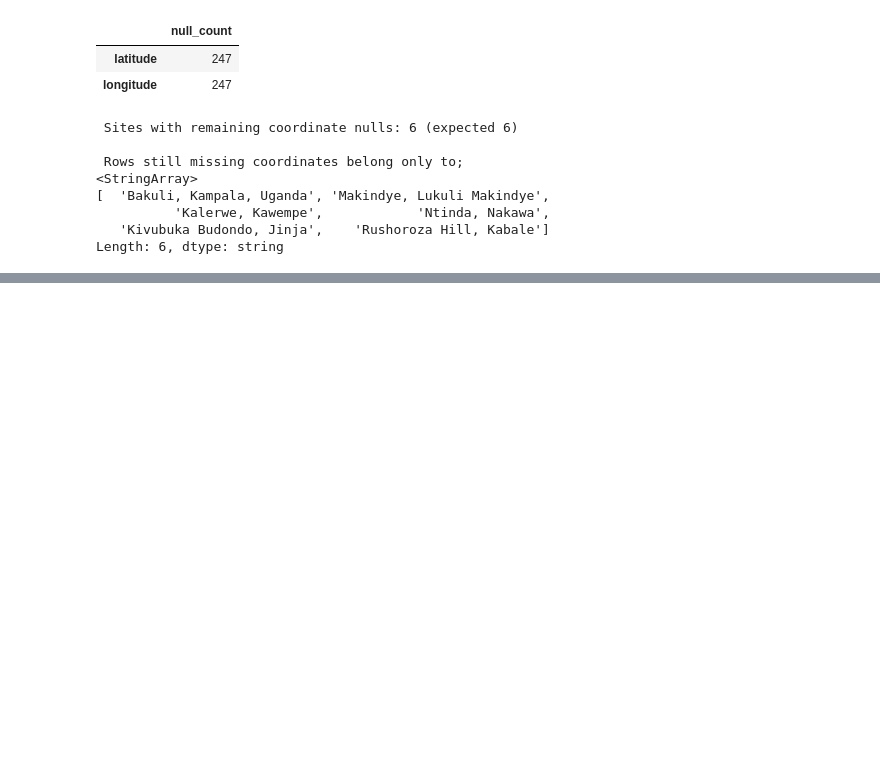
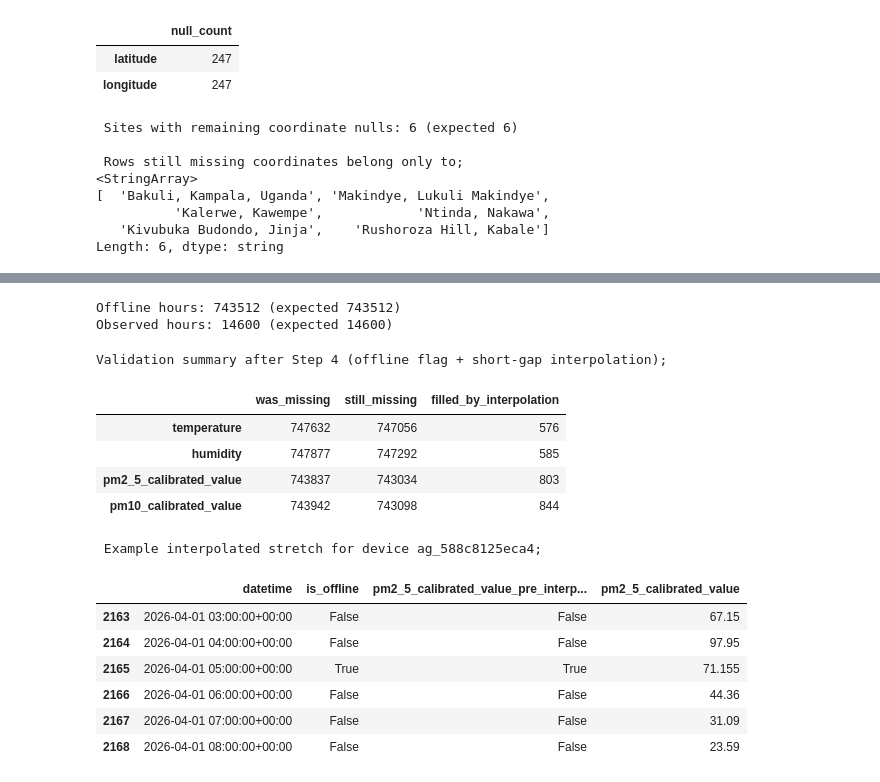
Before and after one commit to coleRodneyMigisha/airqo_cole_charis_assgnmnt, a Jupyter notebook: train.ipynb, the cells around one changed output, grey strips where cells are left out. Cells and saved outputs as stored; diff of their text form; code cells hidden in the pictures; blank space fills up the shorter version.

```diff
--- a/train.ipynb
+++ b/train.ipynb
@@ -581,0 +673,20 @@ dtype: int64
+# %%
+observed_keys = (
+    clean_data[['device_name', 'datetime']]
+    .drop_duplicates()
+    .assign(_observed=True)
+)
+
+resampled_data = resampled_data.merge(
+    observed_keys, on=['device_name', 'datetime'], how='left'
+)
+resampled_data['is_offline'] = resampled_data['_observed'].isna()
+resampled_data = resampled_data.drop(columns='_observed')
+
+print(f"Offline hours: {resampled_data['is_offline'].sum()} "
+      f"(expected {newly_created_offline_rows})")
+print(f"Observed hours: {(~resampled_data['is_offline']).sum()} "
+      f"(expected {original_observations})")
+# %% [output]
+Offline hours: 743512 (expected 743512)
+Observed hours: 14600 (expected 14600)
@@ -581,0 +722,44 @@ dtype: int64
+# %%
+print("Validation summary after Step 4 (offline flag + short-gap interpolation); ")
+
+interpolation_summary = pd.DataFrame({
+    'was_missing': [resampled_data[f'{c}_pre_interpolation_na'].sum() for c in time_varying_columns],
+    'still_missing': [resampled_data[c].isna().sum() for c in time_varying_columns],
+}, index=time_varying_columns)
+interpolation_summary['filled_by_interpolation'] = (
+    interpolation_summary['was_missing'] - interpolation_summary['still_missing']
+)
+
+display(interpolation_summary)
+
+# Sanity check: every interpolated value must sit strictly between the
+# surrounding hours' min/max for that device (no wild extrapolation).
+sample_device = resampled_data.loc[
+    resampled_data['pm2_5_calibrated_value_pre_interpolation_na']
+    & resampled_data['pm2_5_calibrated_value'].notna(),
+    'device_name'
+].iloc[0]
+
+sample = resampled_data[resampled_data['device_name'] == sample_device][
+    ['datetime', 'is_offline', 'pm2_5_calibrated_value_pre_interpolation_na', 'pm2_5_calibrated_value']
+]
+first_filled_idx = sample[
+    sample['pm2_5_calibrated_value_pre_interpolation_na'] & sample['pm2_5_calibrated_value'].notna()
+].index[0]
+print(f"\n Example interpolated stretch for device {sample_device}; ")
+display(sample.loc[first_filled_idx - 2: first_filled_idx + 3])
+# %% [output]
+Validation summary after Step 4 (offline flag + short-gap interpolation);
+|  | was_missing | still_missing | filled_by_interpolation |
+| temperature | 747632 | 747056 | 576 |
+| humidity | 747877 | 747292 | 585 |
+| pm2_5_calibrated_value | 743837 | 743034 | 803 |
+| pm10_calibrated_value | 743942 | 743098 | 844 |
+ Example interpolated stretch for device ag_588c8125eca4;
+|  | datetime | is_offline | pm2_5_calibrated_value_pre_interp... | pm2_5_calibrated_value |
+| 2163 | 2026-04-01 03:00:00+00:00 | False | False | 67.15 |
+| 2164 | 2026-04-01 04:00:00+00:00 | False | False | 97.95 |
+| 2165 | 2026-04-01 05:00:00+00:00 | True | True | 71.155 |
+| 2166 | 2026-04-01 06:00:00+00:00 | False | False | 44.36 |
+| 2167 | 2026-04-01 07:00:00+00:00 | False | False | 31.09 |
+| 2168 | 2026-04-01 08:00:00+00:00 | False | False | 23.59 |
```
Also changed, not shown: parts of 14 cells of this notebook, 1 other file.
